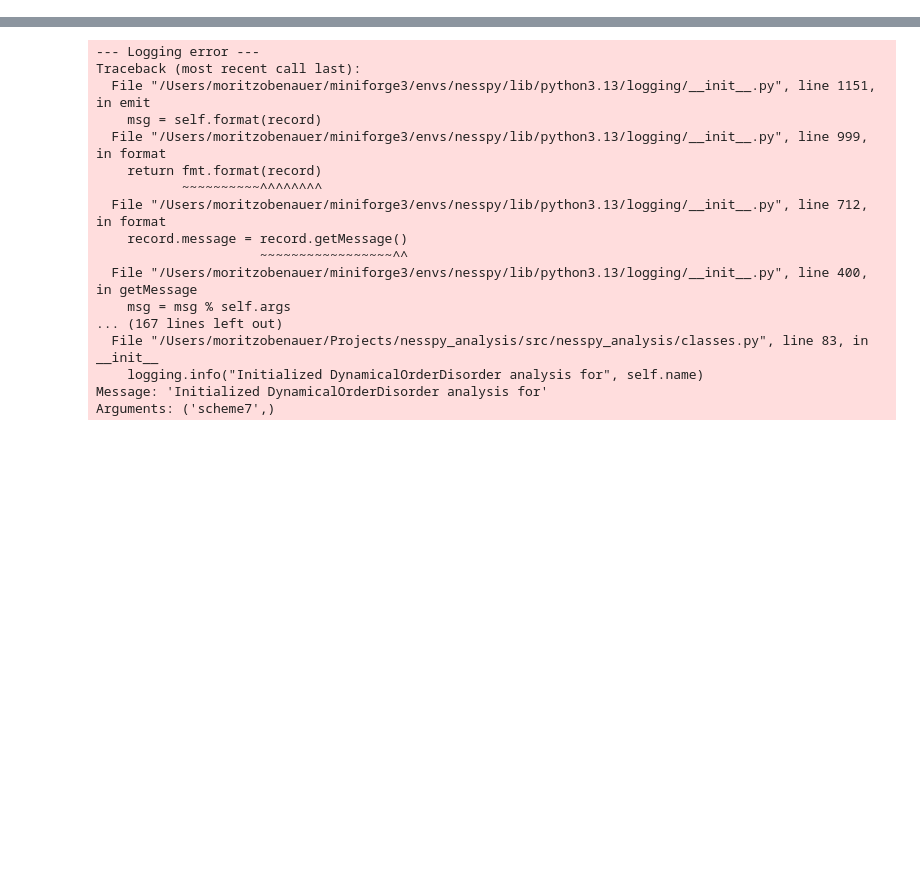
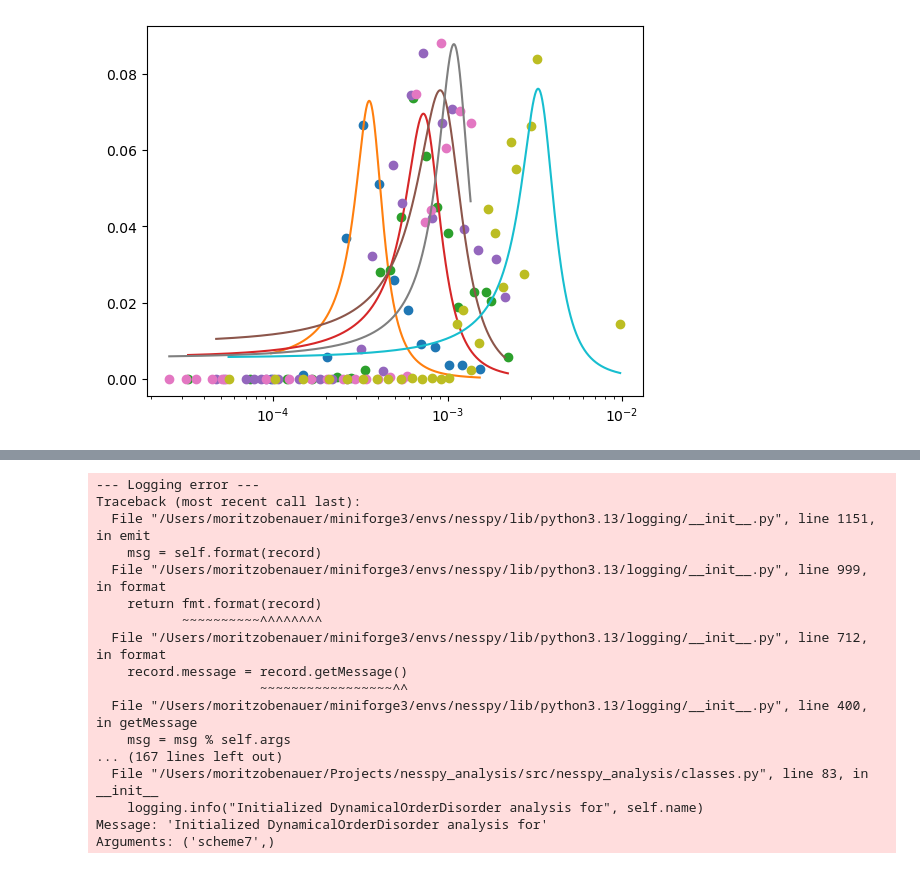
Before and after one commit to moritzobenauer/nesspy_analysis, a Jupyter notebook: notebook.ipynb, the cells around one changed output, grey strips where cells are left out. Drawn from its saved outputs; the diff is of its cells as text; code cells hidden in the pictures; blank space fills up the shorter version.

```diff
--- a/notebook.ipynb
+++ b/notebook.ipynb
@@ -1237,0 +7,78 @@ FileNotFoundError: [Errno 2] No such file or directory: '/Volumes/2025/research_
+# %%
+v_c_s = []
+mus = []
+
+base_path = Path("/Users/moritzobenauer/Desktop/ML_F-20_D0_K0")
+analysis_2 = npa.DynamicalOrderDisorder("no_inert_states", base_path)
+thermos_for_inert = npa.Thermos()
+
+data = analysis_2.get_data()
+data = data.sort_values(by=["mu"])
+
+data["dphi"] = npa.calculate_dphi(data["mu"], thermos_for_inert)
+susc_curves = analysis_2.get_susc_curves()
+susc_params_speed = susc_curves[0]
+plt.plot(data['growth_speed'], data['susc'], 'o')
+speed_cont = np.linspace(data['growth_speed'].min(), data['growth_speed'].max(), 1000)
+plt.plot(speed_cont, npa.lorentzian(speed_cont, *susc_params_speed), label='Lorentzian Fit')
+print(susc_params_speed)
+mus.append(0.0)
+v_c_s.append(susc_params_speed[0])
+
+
+base_path = Path("/Volumes/2025/research_nov_2025_data/SL_F0_SCHEME_6_D1_K1_GROWTH")
+analysis = npa.DynamicalOrderDisorder("d1s6", base_path)
+data = analysis.get_data()
+data = data.sort_values(by=["mu"])
+susc_curves = analysis.get_susc_curves()
+susc_params_speed = susc_curves[0]
+plt.plot(data['growth_speed'], data['susc'], 'o')
+speed_cont = np.linspace(data['growth_speed'].min(), data['growth_speed'].max(), 1000)
+plt.plot(speed_cont, npa.lorentzian(speed_cont, *susc_params_speed), label='Lorentzian Fit')
+print(susc_params_speed)
+mus.append(1.0)
+v_c_s.append(susc_params_speed[0])
+
+
+base_path = Path("/Volumes/2025/research_nov_2025_data/SL_F0_SCHEME_6_D2_K1_GROWTH")
+analysis = npa.DynamicalOrderDisorder("d2s6", base_path)
+data = analysis.get_data()
+data = data.sort_values(by=["mu"])
+susc_curves = analysis.get_susc_curves()
+susc_params_speed = susc_curves[0]
+plt.plot(data['growth_speed'], data['susc'], 'o')
+speed_cont = np.linspace(data['growth_speed'].min(), data['growth_speed'].max(), 1000)
+plt.plot(speed_cont, npa.lorentzian(speed_cont, *susc_params_speed), label='Lorentzian Fit')
+print(susc_params_speed)
+mus.append(2.0)
+v_c_s.append(susc_params_speed[0])
+
+
+base_path = Path("/Volumes/2025/research_nov_2025_data/SL_F0_SCHEME_6_D3_K1_GROWTH")
+analysis = npa.DynamicalOrderDisorder("d3s6", base_path)
+data = analysis.get_data()
+data = data.sort_values(by=["mu"])
+susc_curves = analysis.get_susc_curves()
+susc_params_speed = susc_curves[0]
+plt.plot(data['growth_speed'], data['susc'], 'o')
+speed_cont = np.linspace(data['growth_speed'].min(), data['growth_speed'].max(), 1000)
+plt.plot(speed_cont, npa.lorentzian(speed_cont, *susc_params_speed), label='Lorentzian Fit')
+print(susc_params_speed)
+mus.append(3.0)
+v_c_s.append(susc_params_speed[0])
+
+base_path = Path("/Volumes/2025/research_nov_2025_data/SL_F0_SCHEME_6_D4_K1_GROWTH")
+analysis = npa.DynamicalOrderDisorder("d4s6", base_path)
+data = analysis.get_data()
+data = data.sort_values(by=["mu"])
+susc_curves = analysis.get_susc_curves()
+susc_params_speed = susc_curves[0]
+plt.plot(data['growth_speed'], data['susc'], 'o')
+speed_cont = np.linspace(data['growth_speed'].min(), data['growth_speed'].max(), 1000)
+plt.plot(speed_cont, npa.lorentzian(speed_cont, *susc_params_speed), label='Lorentzian Fit')
+print(susc_params_speed)
+mus.append(4.0)
+v_c_s.append(susc_params_speed[0])
+
+plt.xscale('log')
+# %% [output]
@@ -1237,0 +141 @@ FileNotFoundError: [Errno 2] No such file or directory: '/Volumes/2025/research_
+[figure, added]
```
Also changed, not shown: parts of 17 cells of this notebook, 5 other files.
